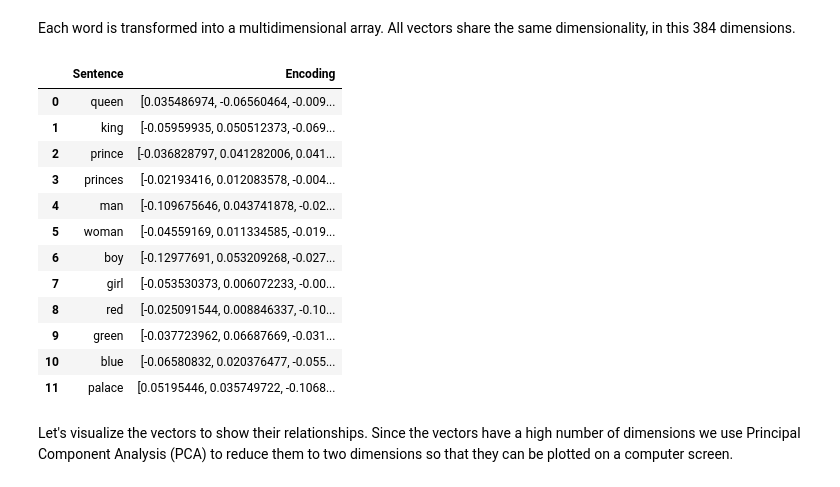
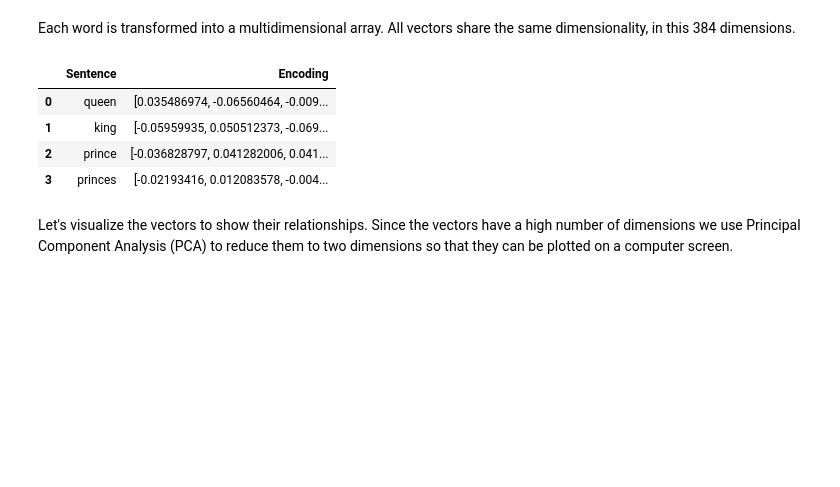
Before and after one commit to georgms/vector-intro, a Jupyter notebook: vector-intro.ipynb, the cells around one changed output. Drawn from its saved outputs; the diff is of its cells as text; code cells hidden in the pictures; blank space fills up the shorter version.

```diff
--- a/vector-intro.ipynb
+++ b/vector-intro.ipynb
@@ -60,7 +38,7 @@ words = [
     "red",
     "green",
     "blue",
-    "palace"
+    "palace",
 ]
 # %%
 from sentence_transformers import SentenceTransformer
@@ -78,24 +56,13 @@ Each word is transformed into a multidimensional array. All vectors share the sa
 # %%
 import pandas as pd
 
-pd.DataFrame({
-    "Sentence": words,
-    "Encoding": list(embed(words))
-})
+pd.DataFrame({"Sentence": words, "Encoding": list(embed(words))}).head(4)
 # %% [output]
 |  | Sentence | Encoding |
 | 0 | queen | [0.035486974, -0.06560464, -0.009... |
 | 1 | king | [-0.05959935, 0.050512373, -0.069... |
 | 2 | prince | [-0.036828797, 0.041282006, 0.041... |
 | 3 | princes | [-0.02193416, 0.012083578, -0.004... |
-| 4 | man | [-0.109675646, 0.043741878, -0.02... |
-| 5 | woman | [-0.04559169, 0.011334585, -0.019... |
-| 6 | boy | [-0.12977691, 0.053209268, -0.027... |
-| 7 | girl | [-0.053530373, 0.006072233, -0.00... |
-| 8 | red | [-0.025091544, 0.008846337, -0.10... |
-| 9 | green | [-0.037723962, 0.06687669, -0.031... |
-| 10 | blue | [-0.06580832, 0.020376477, -0.055... |
-| 11 | palace | [0.05195446, 0.035749722, -0.1068... |
 # %% [markdown]
 Let's visualize the vectors to show their relationships. Since the vectors have a high number of dimensions we use Principal Component Analysis (PCA) to reduce them to two dimensions so that they can be plotted on a computer screen.
 # %%
```
Also changed, not shown: parts of 5 cells of this notebook, 2 other files.
